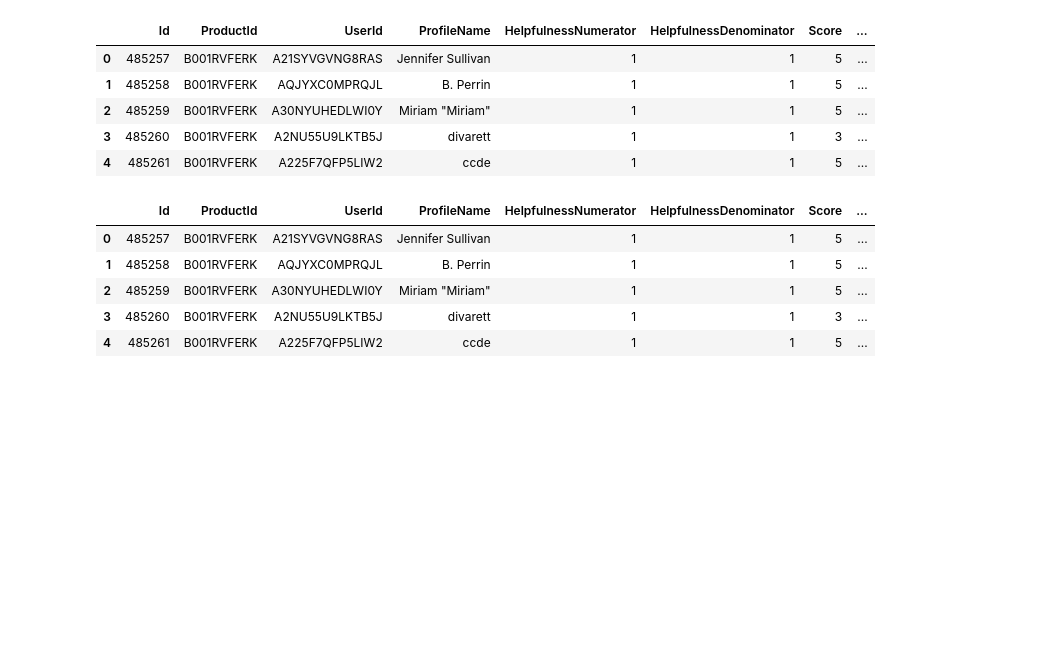
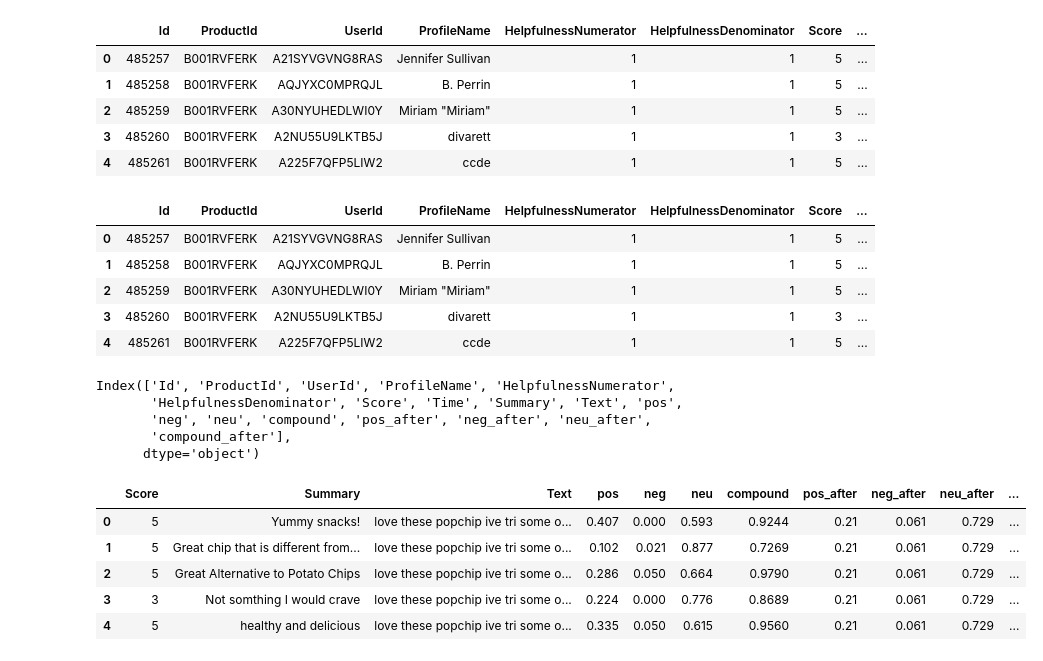
Before and after one commit to fbaezcalderon/sentiment_analysis_winter2025, a Jupyter notebook: quality_characteristics.ipynb, the cells around one changed output. Drawn from its saved outputs; the diff is of its cells as text; code cells hidden in the pictures; blank space fills up the shorter version.

```diff
--- a/quality_characteristics.ipynb
+++ b/quality_characteristics.ipynb
@@ -264,3 +265,11 @@ product_df.head()
 | 2 | 485259 | B001RVFERK | A30NYUHEDLWI0Y | Miriam "Miriam" | 1 | 1 | 5 | ... |
 | 3 | 485260 | B001RVFERK | A2NU55U9LKTB5J | divarett | 1 | 1 | 3 | ... |
 | 4 | 485261 | B001RVFERK | A225F7QFP5LIW2 | ccde | 1 | 1 | 5 | ... |
+# %%
+product_df.columns
+# %% [output]
+Index(['Id', 'ProductId', 'UserId', 'ProfileName', 'HelpfulnessNumerator',
+       'HelpfulnessDenominator', 'Score', 'Time', 'Summary', 'Text', 'pos',
+       'neg', 'neu', 'compound', 'pos_after', 'neg_after', 'neu_after',
+       'compound_after'],
+      dtype='object')
@@ -266,0 +279,9 @@ product_df.head()
+# %%
+product_df.head()
+# %% [output]
+|  | Score | Summary | Text | pos | neg | neu | compound | pos_after | neg_after | neu_after | ... |
+| 0 | 5 | Yummy snacks! | love these popchip ive tri some o... | 0.407 | 0.000 | 0.593 | 0.9244 | 0.21 | 0.061 | 0.729 | ... |
+| 1 | 5 | Great chip that is different from... | love these popchip ive tri some o... | 0.102 | 0.021 | 0.877 | 0.7269 | 0.21 | 0.061 | 0.729 | ... |
+| 2 | 5 | Great Alternative to Potato Chips | love these popchip ive tri some o... | 0.286 | 0.050 | 0.664 | 0.9790 | 0.21 | 0.061 | 0.729 | ... |
+| 3 | 3 | Not somthing I would crave | love these popchip ive tri some o... | 0.224 | 0.000 | 0.776 | 0.8689 | 0.21 | 0.061 | 0.729 | ... |
+| 4 | 5 | healthy and delicious | love these popchip ive tri some o... | 0.335 | 0.050 | 0.615 | 0.9560 | 0.21 | 0.061 | 0.729 | ... |
```
Also changed, not shown: parts of 17 cells of this notebook.
